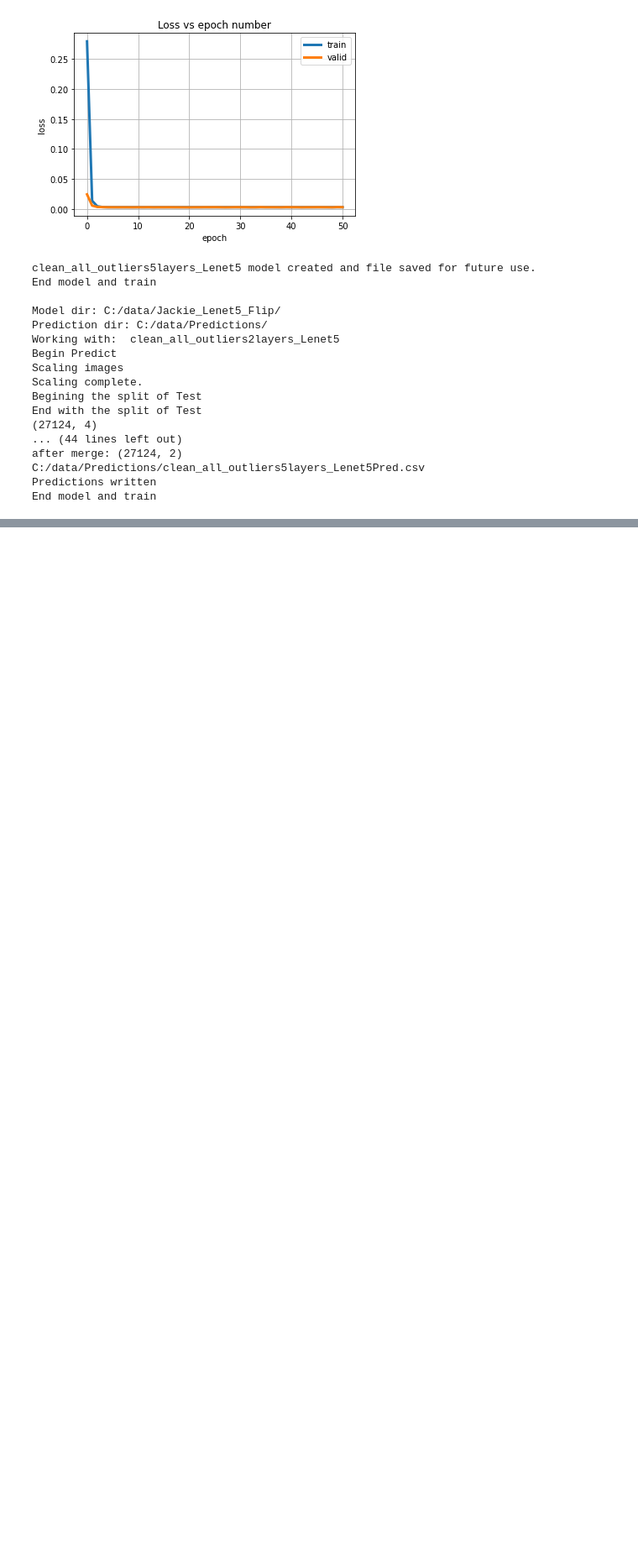
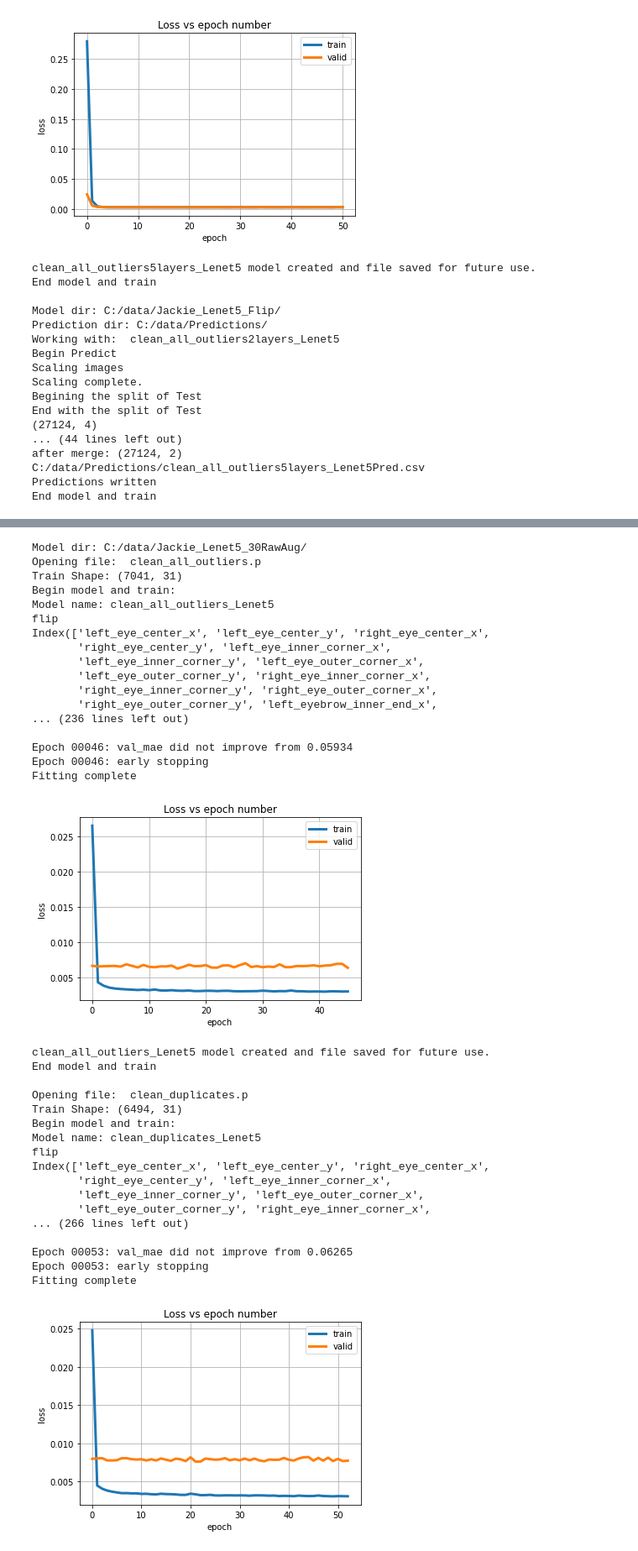
Before and after one commit to jcweaver/blackboxes, a Jupyter notebook: models/Lenet5_Model.ipynb, the cells around one changed output, grey strips where cells are left out. Shown at 84% size. Drawn from its saved outputs; the diff is of its cells as text; code cells hidden in the pictures; blank space fills up the shorter version.

Commit message:
new code for augmentation and 8 keypoints

```diff
--- a/models/Lenet5_Model.ipynb
+++ b/models/Lenet5_Model.ipynb
@@ -68,7 +68,7 @@ Two helper functions were created for simplification:
 
 - create_predictions: This takes care of opening model files in a directory and passing along settings to the utils class PredictModels which will generate a predictions csv per model. You must ensure that the set_train_paths() and set_test_paths() funcitons are called prior to this with the appropriate paths set.
 # %%
-def create_model(vary_layers = False, hoizontal_flip = False,brightness = 1, dim = 1):
+def create_model(aug = False, vary_layers = False, hoizontal_flip = False,brightness = 1, dim = 1, separate = False):
     files = os.listdir(file_path)
     num_layers = 6
     #For every version of a cleaned Train file in CleanTrain directory, create and save a model
@@ -92,21 +92,21 @@ def create_model(vary_layers = False, hoizontal_flip = False,brightness = 1, dim
                 print("Begin model and train:")
                 model_name = "".join((filename,str(num_layers),"layers_Lenet5"))
                 print("Model name:", model_name)
-                model, history = trainer.train_model(model_name, train_data, hoizontal_flip = hoizontal_flip,brightness = brightness, dim = dim,layers=num_layers)
+                model, history = trainer.train_model(model_name, train_data, hoizontal_flip = hoizontal_flip,aug = aug, brightness = brightness, dim = dim,layers=num_layers, separate = separate)
                 print("End model and train")
                 print()
         else:
             print("Begin model and train:")
             model_name = "".join((filename,"_Lenet5"))
             print("Model name:", model_name)
-            model, history = trainer.train_model(model_name, train_data, hoizontal_flip = False,brightness = 1, dim = 1,layers=num_layers)
+            model, history = trainer.train_model(model_name, train_data, aug = aug, hoizontal_flip = hoizontal_flip,brightness = brightness, dim = dim,layers=num_layers, separate = separate)
             print("End model and train")
             print()
 
 
 
 
-def create_predictions():
+def create_predictions(columns = "Full"):
     files = os.listdir(output_model_path)
     #For every model in file_path, predict using the model and save the predictions in CSV file
     for filename in files:
@@ -117,9 +117,12 @@ def create_predictions():
             print("Begin Predict")
             #The predict_standard makes predictions and stores them in a pred_path location speficied.
             #pred_path is set via the set_test_paths function call
-            Y= predictor.predict_standard(base_name, filename, model_json, test)
+            Y= predictor.predict_standard(base_name, filename, model_json, test, columns=columns)
             print("End model and train")
             print()
+
+def combine_predictions(full_path, seperate_path):
+    predictor.combine_predictions(full_path, seperate_path)
 # %% [markdown]
 ## Baseline test
 
@@ -673,0 +679,49 @@ End model and train
+# %%
+#Use 30 keypoints
+full_path = "C:/data/Jackie_Lenet5_30RawAug"
+
+set_train_paths(full_path, "C:/Data/CleanTrain_30/")
+#Get the files in the clean directory, try different layers to create some models and flip the images horizontally
+#create_model(vary_layers = False, hoizontal_flip = False,brightness = 1, dim = 1, seperate = False)
+create_model((aug = True, hoizontal_flip = True, brightness = 0, dim = 0)
+
+#Peform the predictions
+set_test_paths(prediction_path = "C:/data/Predictions_30/")
+create_predictions(columns = "Full")
+# %% [output]
+Model dir: C:/data/Jackie_Lenet5_30RawAug/
+Opening file:  clean_all_outliers.p
+Train Shape: (7041, 31)
+Begin model and train:
+Model name: clean_all_outliers_Lenet5
+flip
+Index(['left_eye_center_x', 'left_eye_center_y', 'right_eye_center_x',
+       'right_eye_center_y', 'left_eye_inner_corner_x',
+       'left_eye_inner_corner_y', 'left_eye_outer_corner_x',
+       'left_eye_outer_corner_y', 'right_eye_inner_corner_x',
+       'right_eye_inner_corner_y', 'right_eye_outer_corner_x',
+       'right_eye_outer_corner_y', 'left_eyebrow_inner_end_x',
+... (236 lines left out)
+
+Epoch 00046: val_mae did not improve from 0.05934
+Epoch 00046: early stopping
+Fitting complete
+[figure, added]
+clean_all_outliers_Lenet5 model created and file saved for future use.
+End model and train
+
+Opening file:  clean_duplicates.p
+Train Shape: (6494, 31)
+Begin model and train:
+Model name: clean_duplicates_Lenet5
+flip
+Index(['left_eye_center_x', 'left_eye_center_y', 'right_eye_center_x',
+       'right_eye_center_y', 'left_eye_inner_corner_x',
+       'left_eye_inner_corner_y', 'left_eye_outer_corner_x',
+       'left_eye_outer_corner_y', 'right_eye_inner_corner_x',
+... (266 lines left out)
+
+Epoch 00053: val_mae did not improve from 0.06265
+Epoch 00053: early stopping
+Fitting complete
+[figure, added]
```
Also changed, not shown: parts of 8 cells of this notebook.
